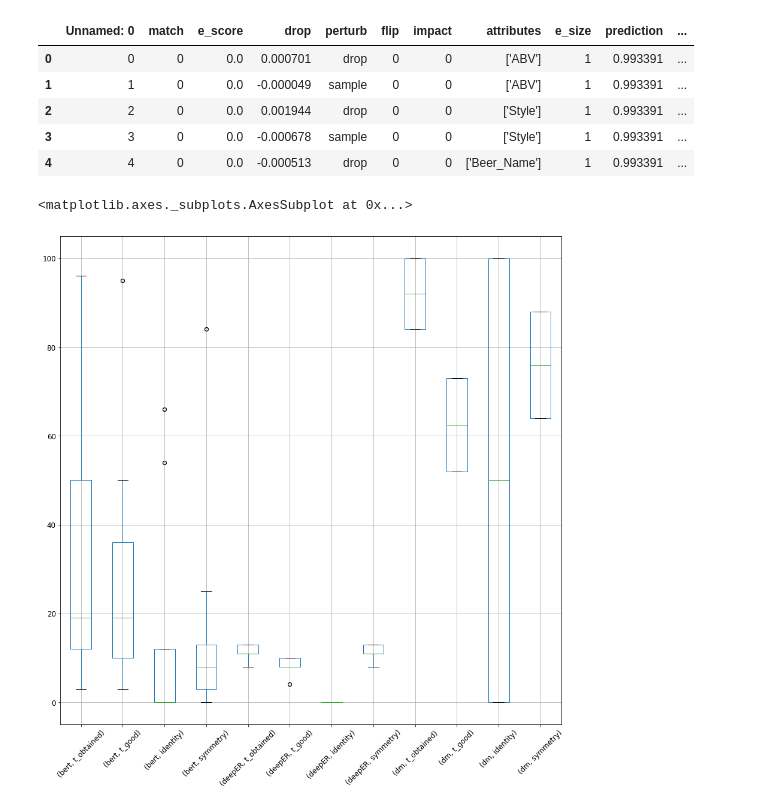
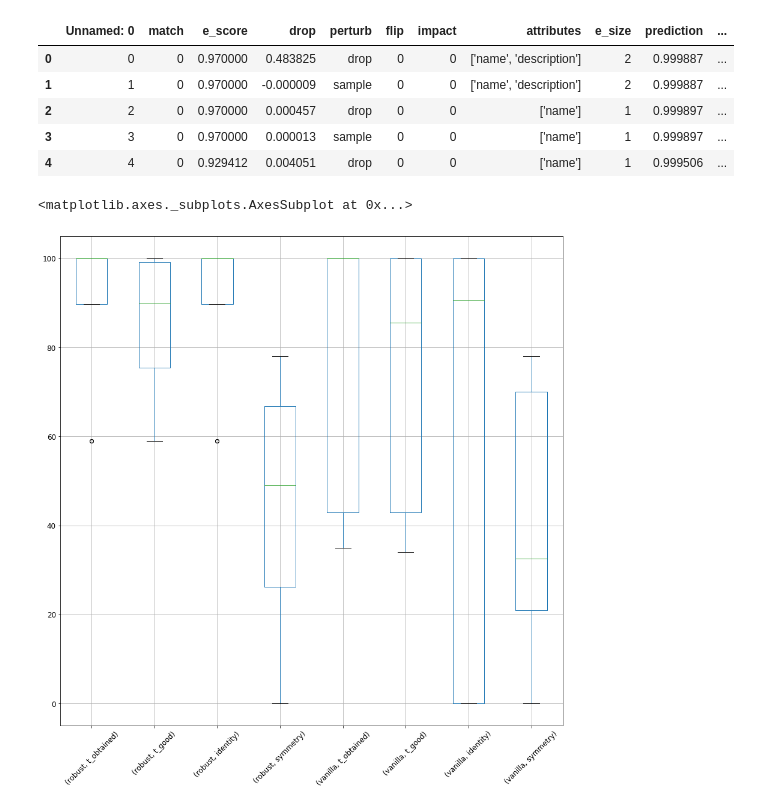
Before and after one commit to tteofili/certa, a Jupyter notebook: experiments/sample_eval.ipynb, the cells around one changed output. Drawn from its saved outputs; the diff is of its cells as text; code cells hidden in the pictures.

```diff
--- a/experiments/sample_eval.ipynb
+++ b/experiments/sample_eval.ipynb
@@ -1,13 +1,13 @@
 # %%
 import pandas as pd
 # %%
-dataset = 'beers'
+dataset = 'abt_buy'
 # %%
-eval_emt_df = pd.read_csv(dataset + '/emt/eval.csv')
-eval_emt_df['model'] = 'bert'
+eval_emt_df = pd.read_csv(dataset + '/emt_cheaper/eval.csv')
+eval_emt_df['model'] = 'robust'
 # %%
-eval_dm_df = pd.read_csv(dataset + '/dm/eval.csv')
-eval_dm_df['model'] = 'dm'
+eval_dm_df = pd.read_csv(dataset + '/emt_bert/eval.csv')
+eval_dm_df['model'] = 'vanilla'
 # %%
 eval_de_df = pd.read_csv(dataset + '/deeper/eval.csv')
 eval_de_df['model'] = 'deepER'
@@ -33,26 +33,26 @@ fn_dm = ml_dm.loc[(ml_dm['match']==0)]
 tn_dm = nl_dm.loc[(nl_dm['match']==0)]
 fp_dm = nl_dm.loc[(nl_dm['match']==1)]
 # %%
-eval_df = pd.concat([eval_emt_df, eval_de_df, eval_dm_df], axis=0)
+eval_df = pd.concat([eval_emt_df, eval_dm_df], axis=0)
 ml = eval_df.loc[(eval_df['label']==1)]
 nl = eval_df.loc[(eval_df['label']==0)]
 tp = ml.loc[(ml['match']==1)]
 fn = ml.loc[(ml['match']==0)]
 tn = nl.loc[(nl['match']==0)]
 fp = nl.loc[(nl['match']==1)]
 eval_df.head()
 # %% [output]
 |  | Unnamed: 0 | match | e_score | drop | perturb | flip | impact | attributes | e_size | prediction | ... |
-| 0 | 0 | 0 | 0.0 | 0.000701 | drop | 0 | 0 | ['ABV'] | 1 | 0.993391 | ... |
-| 1 | 1 | 0 | 0.0 | -0.000049 | sample | 0 | 0 | ['ABV'] | 1 | 0.993391 | ... |
-| 2 | 2 | 0 | 0.0 | 0.001944 | drop | 0 | 0 | ['Style'] | 1 | 0.993391 | ... |
-| 3 | 3 | 0 | 0.0 | -0.000678 | sample | 0 | 0 | ['Style'] | 1 | 0.993391 | ... |
-| 4 | 4 | 0 | 0.0 | -0.000513 | drop | 0 | 0 | ['Beer_Name'] | 1 | 0.993391 | ... |
+| 0 | 0 | 0 | 0.970000 | 0.483825 | drop | 0 | 0 | ['name', 'description'] | 2 | 0.999887 | ... |
+| 1 | 1 | 0 | 0.970000 | -0.000009 | sample | 0 | 0 | ['name', 'description'] | 2 | 0.999887 | ... |
+| 2 | 2 | 0 | 0.970000 | 0.000457 | drop | 0 | 0 | ['name'] | 1 | 0.999897 | ... |
+| 3 | 3 | 0 | 0.970000 | 0.000013 | sample | 0 | 0 | ['name'] | 1 | 0.999897 | ... |
+| 4 | 4 | 0 | 0.929412 | 0.004051 | drop | 0 | 0 | ['name'] | 1 | 0.999506 | ... |
 # %%
 fn[['t_obtained', 't_good', 'identity', 'symmetry', 'model']].groupby('model').boxplot(subplots=False, rot=45, fontsize=12, figsize=(15,15))
 # %% [output]
 <matplotlib.axes._subplots.AxesSubplot at 0x...>
-[figure, old version]
+[figure, new version]
 # %%
 tn[['t_obtained', 't_good', 'identity', 'symmetry', 'model']].groupby('model').boxplot(subplots=False, rot=45, fontsize=12, figsize=(15,15))
 # %% [output]
```
Also changed, not shown: parts of 3 cells of this notebook, 1 other file.
